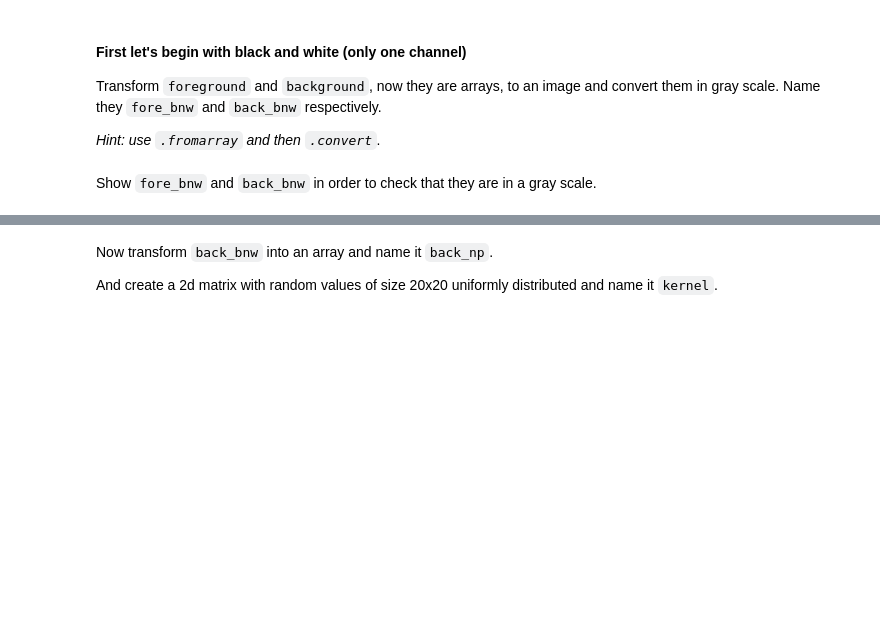
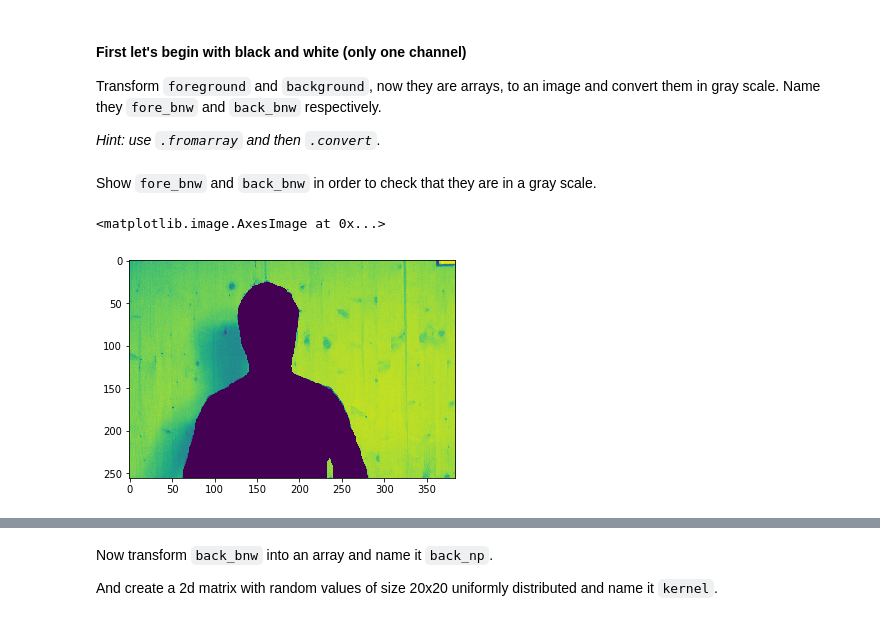
Before and after one commit to blancalluch/ImageSegmentation, a Jupyter notebook: main.ipynb, the cells around one changed output, grey strips where cells are left out. Drawn from its saved outputs; the diff is of its cells as text; code cells hidden in the pictures; blank space fills up the shorter version.

```diff
--- a/main.ipynb
+++ b/main.ipynb
@@ -56,8 +62,7 @@ But, don't worry! This time won't be that difficult, you get some code to make y
 Here the function `generateMask`, as you may imagine, will generate a [`mask`](http://www.xinapse.com/Manual/masking.html) for the picture you loaded. One for the background of the picture, one for the foreground.
 # %%
 # Generate a mask
-
-mask = generateMask(img)
+mask = generateMask(imgReduce)
 background_mask = np.all(mask == [0, 0, 0], axis=-1)
 foreground_mask = np.any(mask != [0, 0, 0], axis=-1)
 # %% [markdown]
@@ -67,3 +70,7 @@ Now it's your turn again, convert the image to np.array and apply the mask twice
+# %%
+imgNumpy = np.asarray(imgReduce)
+background = imgNumpy[:, :, 0] * background_mask
+foreground = imgNumpy[:, :, 0] * foreground_mask
 # %% [markdown]
 ## Challenge 2 - Two 2-dimensional arrays, one channel
 # %% [markdown]
@@ -89,4 +94,12 @@ Transform `foreground` and `background`, now they are arrays, to an image and co
+# %%
+# Your code here
+fore_bnw = Image.fromarray(foreground).convert("L")
+back_bnw = Image.fromarray(background).convert("L")
 # %% [markdown]
 Show `fore_bnw` and `back_bnw` in order to check that they are in a gray scale.
 # %%
 # Your code here
+plt.imshow(back_bnw)
+# %% [output]
+<matplotlib.image.AxesImage at 0x...>
+[figure, added]
```
Also changed, not shown: parts of 9 cells of this notebook.
